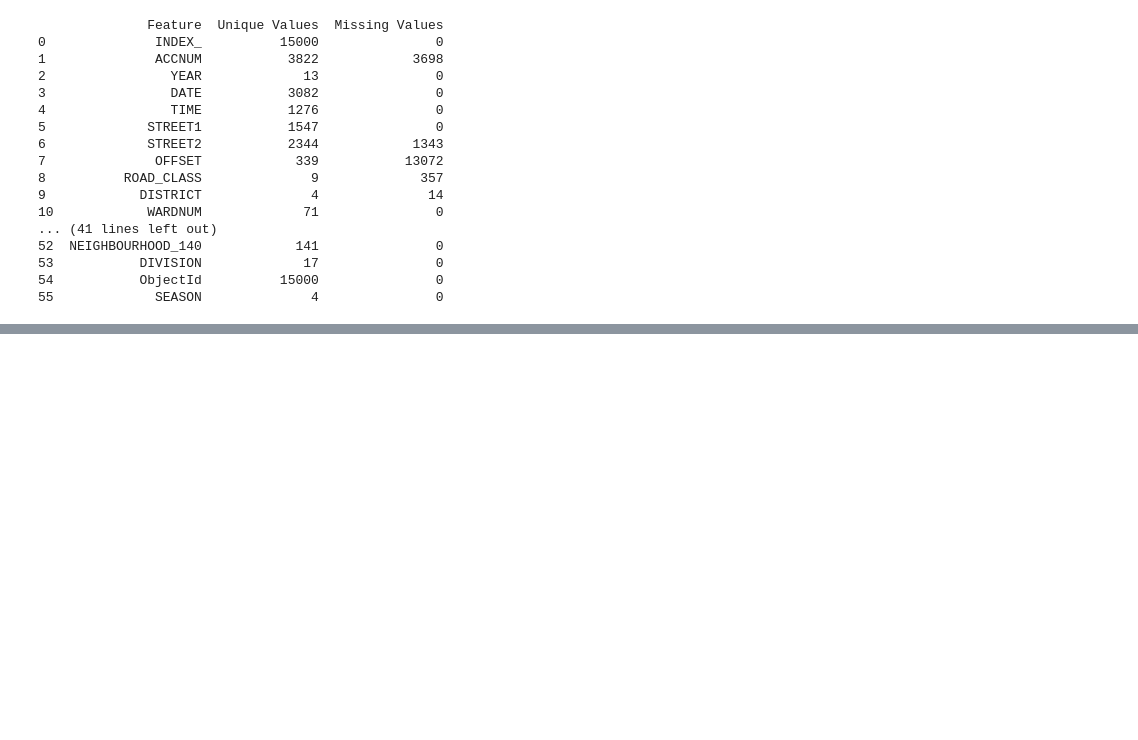
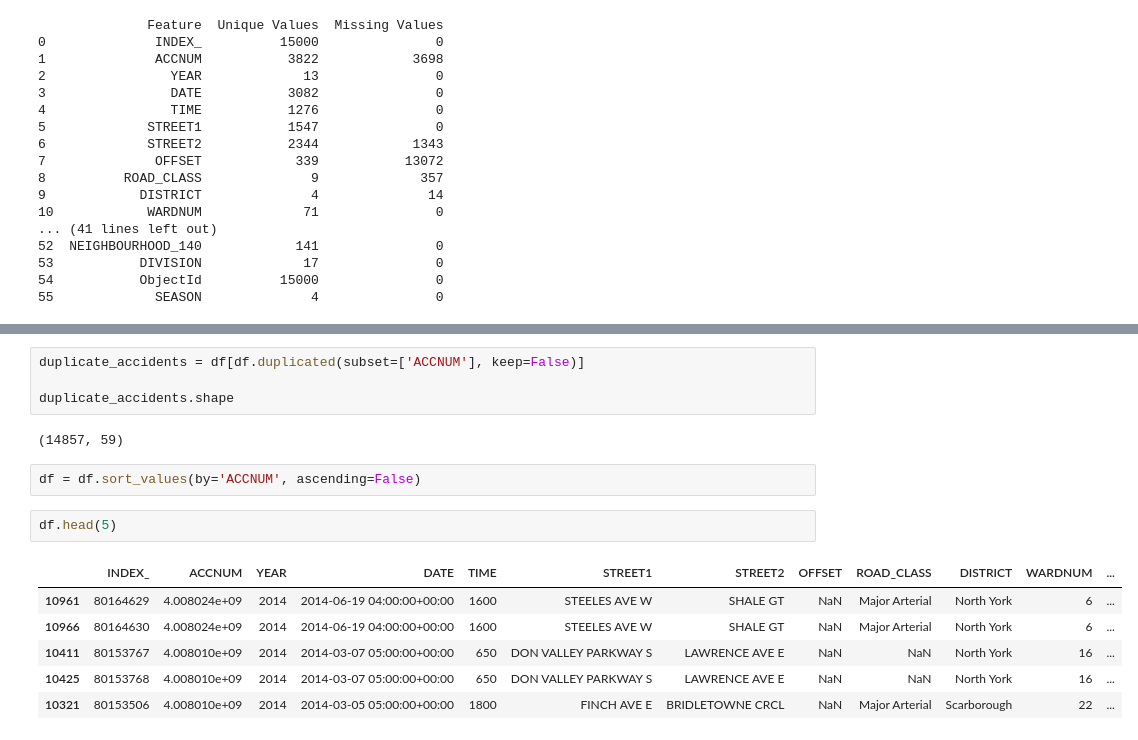
Before and after one commit to Raaj-4320/Kaggle-competition-, a Jupyter notebook: ASSIGNMENT_2.ipynb, the cells around one changed output, grey strips where cells are left out. Saved outputs shown, nothing was run; the diff lists cells and outputs as text; blank space fills up the shorter version.

```diff
--- a/ASSIGNMENT_2.ipynb
+++ b/ASSIGNMENT_2.ipynb
@@ -596,0 +734,17 @@ df.head(20)
+# %%
+duplicate_accidents = df[df.duplicated(subset=['ACCNUM'], keep=False)]
+
+duplicate_accidents.shape
+# %% [output]
+(14857, 59)
+# %%
+df = df.sort_values(by='ACCNUM', ascending=False)
+# %%
+df.head(5)
+# %% [output]
+|  | INDEX_ | ACCNUM | YEAR | DATE | TIME | STREET1 | STREET2 | OFFSET | ROAD_CLASS | DISTRICT | WARDNUM | ... |
+| 10961 | 80164629 | 4.008024e+09 | 2014 | 2014-06-19 04:00:00+00:00 | 1600 | STEELES AVE W | SHALE GT | NaN | Major Arterial | North York | 6 | ... |
+| 10966 | 80164630 | 4.008024e+09 | 2014 | 2014-06-19 04:00:00+00:00 | 1600 | STEELES AVE W | SHALE GT | NaN | Major Arterial | North York | 6 | ... |
+| 10411 | 80153767 | 4.008010e+09 | 2014 | 2014-03-07 05:00:00+00:00 | 650 | DON VALLEY PARKWAY S | LAWRENCE AVE E | NaN | NaN | North York | 16 | ... |
+| 10425 | 80153768 | 4.008010e+09 | 2014 | 2014-03-07 05:00:00+00:00 | 650 | DON VALLEY PARKWAY S | LAWRENCE AVE E | NaN | NaN | North York | 16 | ... |
+| 10321 | 80153506 | 4.008010e+09 | 2014 | 2014-03-05 05:00:00+00:00 | 1800 | FINCH AVE E | BRIDLETOWNE CRCL | NaN | Major Arterial | Scarborough | 22 | ... |
```
Also changed, not shown: parts of 25 cells of this notebook.
